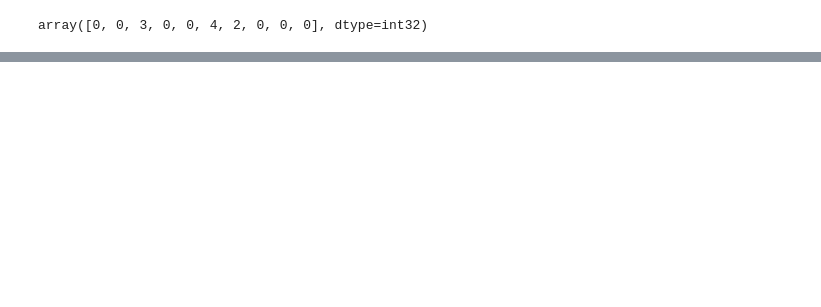
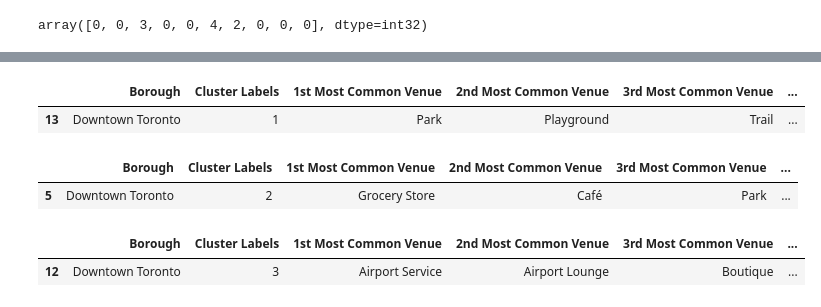
Before and after one commit to Theotecles/Coursera_Capstone, a Jupyter notebook: Coursera Week 3 NoteBook4.ipynb, the cells around one changed output, grey strips where cells are left out. Saved outputs shown, nothing was run; the diff lists cells and outputs as text; code cells hidden in the pictures; blank space fills up the shorter version.

```diff
--- a/Coursera Week 3 NoteBook4.ipynb
+++ b/Coursera Week 3 NoteBook4.ipynb
@@ -519,0 +537,15 @@ KeyError: 'Neighborhood'
+# %%
+downtown_merged.loc[downtown_merged['Cluster Labels'] == 1, downtown_merged.columns[[1] + list(range(5, downtown_merged.shape[1]))]]
+# %% [output]
+|  | Borough | Cluster Labels | 1st Most Common Venue | 2nd Most Common Venue | 3rd Most Common Venue | ... |
+| 13 | Downtown Toronto | 1 | Park | Playground | Trail | ... |
+# %%
+downtown_merged.loc[downtown_merged['Cluster Labels'] == 2, downtown_merged.columns[[1] + list(range(5, downtown_merged.shape[1]))]]
+# %% [output]
+|  | Borough | Cluster Labels | 1st Most Common Venue | 2nd Most Common Venue | 3rd Most Common Venue | ... |
+| 5 | Downtown Toronto | 2 | Grocery Store | Café | Park | ... |
+# %%
+downtown_merged.loc[downtown_merged['Cluster Labels'] == 3, downtown_merged.columns[[1] + list(range(5, downtown_merged.shape[1]))]]
+# %% [output]
+|  | Borough | Cluster Labels | 1st Most Common Venue | 2nd Most Common Venue | 3rd Most Common Venue | ... |
+| 12 | Downtown Toronto | 3 | Airport Service | Airport Lounge | Boutique | ... |
```
Also changed, not shown: parts of 3 cells of this notebook.
